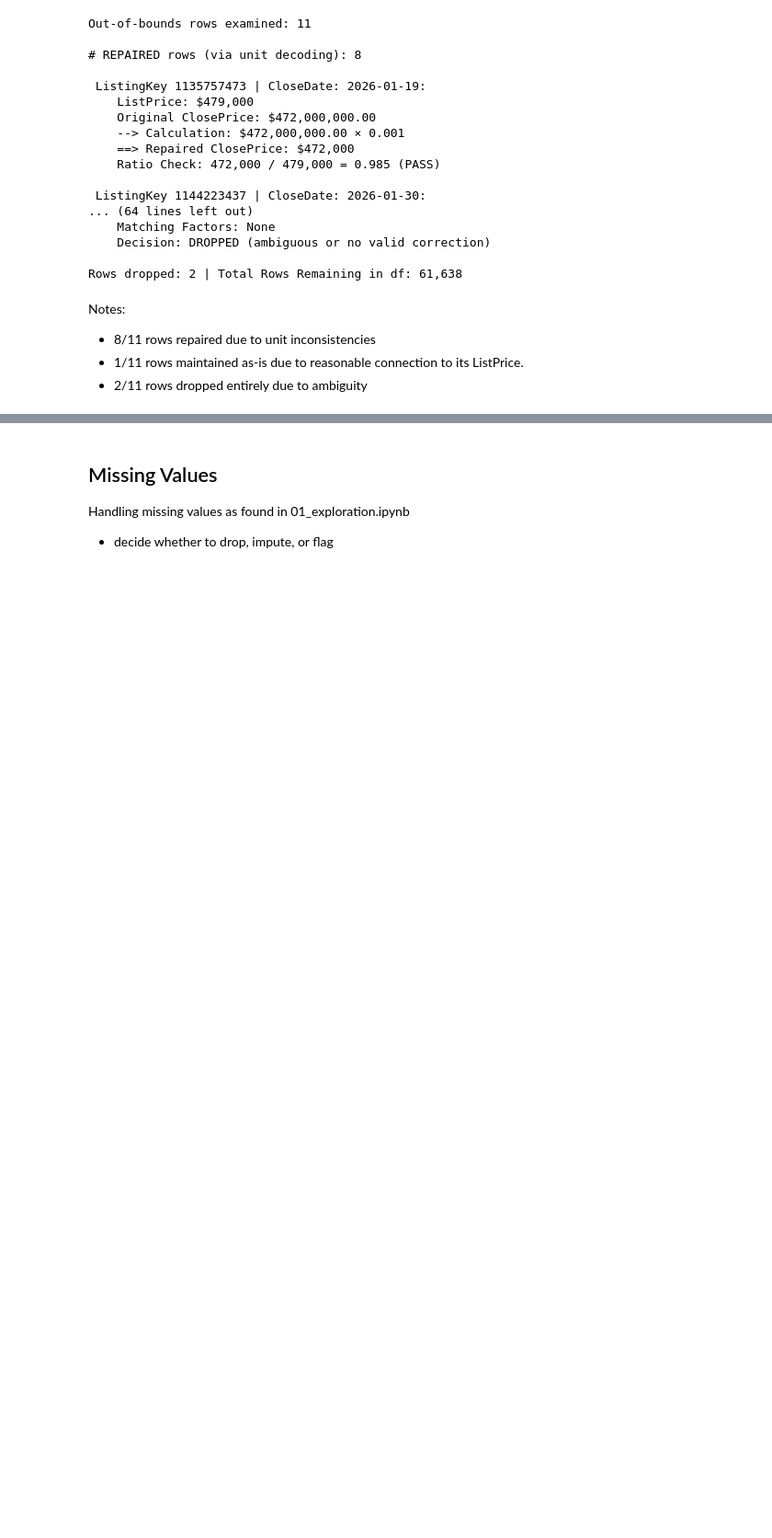
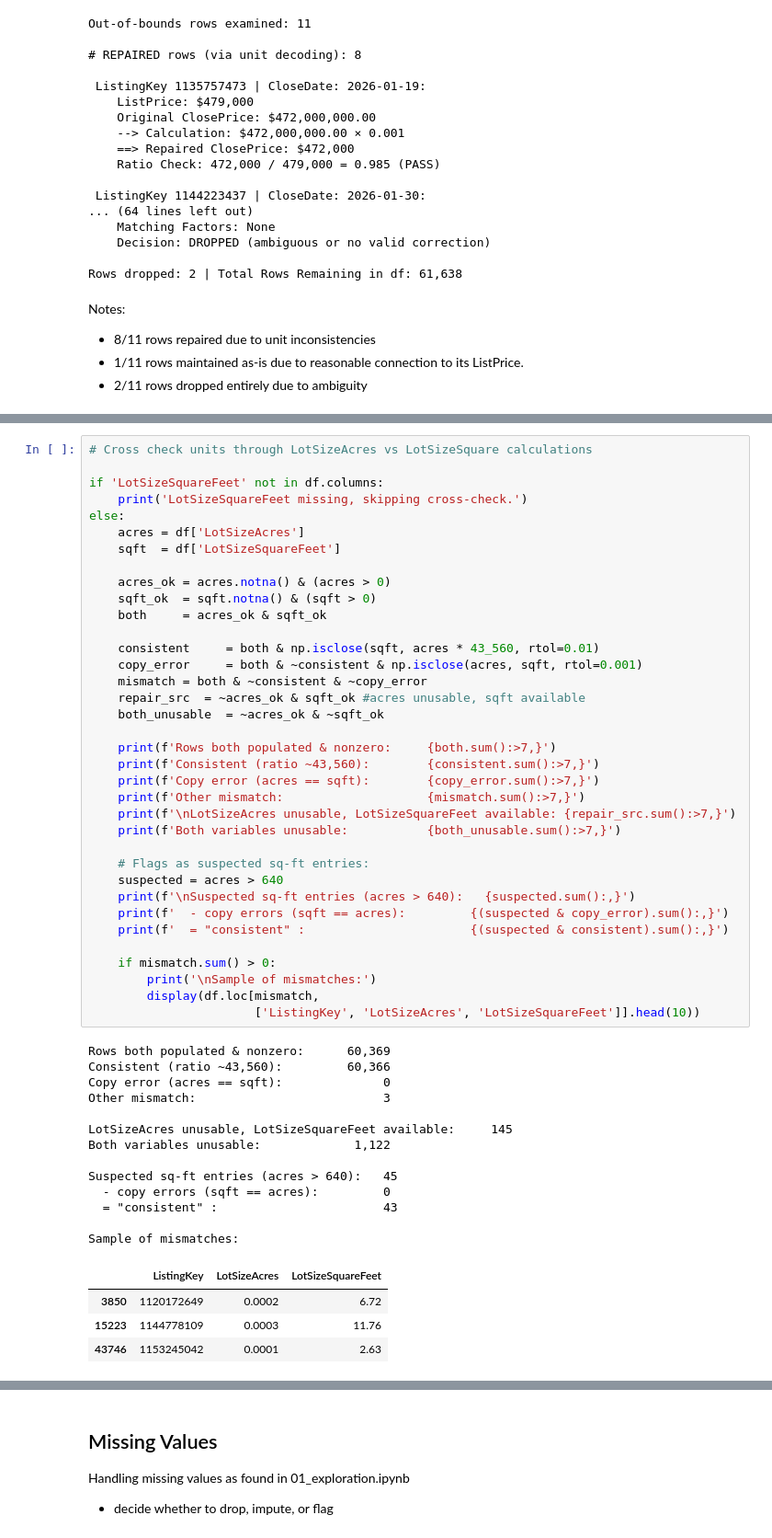
Before and after one commit to iviang/IDX-Exchange-DS-2026, a Jupyter notebook: Deliverables/Week 3/02_preprocessing.ipynb, the cells around one changed output, grey strips where cells are left out. Shown at 92% size. Drawn from its saved outputs; the diff is of its cells as text; blank space fills up the shorter version.

Commit message:
Fixing the LotSizeAcres

```diff
--- a/Deliverables/Week 3/02_preprocessing.ipynb
+++ b/Deliverables/Week 3/02_preprocessing.ipynb
@@ -349,0 +352,54 @@ missing, and near-zero correlation with ClosePrice.
+# %%
+# Cross check units through LotSizeAcres vs LotSizeSquare calculations
+
+if 'LotSizeSquareFeet' not in df.columns:
+    print('LotSizeSquareFeet missing, skipping cross-check.')
+else:
+    acres = df['LotSizeAcres']
+    sqft  = df['LotSizeSquareFeet']
+
+    acres_ok = acres.notna() & (acres > 0)
+    sqft_ok  = sqft.notna() & (sqft > 0)
+    both     = acres_ok & sqft_ok
+
+    consistent     = both & np.isclose(sqft, acres * 43_560, rtol=0.01)
+    copy_error     = both & ~consistent & np.isclose(acres, sqft, rtol=0.001)
+    mismatch = both & ~consistent & ~copy_error
+    repair_src  = ~acres_ok & sqft_ok #acres unusable, sqft available
+    both_unusable  = ~acres_ok & ~sqft_ok
+
+    print(f'Rows both populated & nonzero:     {both.sum():>7,}')
+    print(f'Consistent (ratio ~43,560):        {consistent.sum():>7,}')
+    print(f'Copy error (acres == sqft):        {copy_error.sum():>7,}')
+    print(f'Other mismatch:                    {mismatch.sum():>7,}')
+    print(f'\nLotSizeAcres unusable, LotSizeSquareFeet available: {repair_src.sum():>7,}')
+    print(f'Both variables unusable:           {both_unusable.sum():>7,}')
+
+    # Flags as suspected sq-ft entries:
+    suspected = acres > 640
+    print(f'\nSuspected sq-ft entries (acres > 640):   {suspected.sum():,}')
+    print(f'  - copy errors (sqft == acres):         {(suspected & copy_error).sum():,}')
+    print(f'  = "consistent" :                       {(suspected & consistent).sum():,}')
+
+    if mismatch.sum() > 0:
+        print('\nSample of mismatches:')
+        display(df.loc[mismatch,
+                       ['ListingKey', 'LotSizeAcres', 'LotSizeSquareFeet']].head(10))
+# %% [output]
+Rows both populated & nonzero:      60,369
+Consistent (ratio ~43,560):         60,366
+Copy error (acres == sqft):              0
+Other mismatch:                          3
+
+LotSizeAcres unusable, LotSizeSquareFeet available:     145
+Both variables unusable:             1,122
+
+Suspected sq-ft entries (acres > 640):   45
+  - copy errors (sqft == acres):         0
+  = "consistent" :                       43
+
+Sample of mismatches:
+|  | ListingKey | LotSizeAcres | LotSizeSquareFeet |
+| 3850 | 1120172649 | 0.0002 | 6.72 |
+| 15223 | 1144778109 | 0.0003 | 11.76 |
+| 43746 | 1153245042 | 0.0001 | 2.63 |
```
Also changed, not shown: parts of 3 cells of this notebook.
